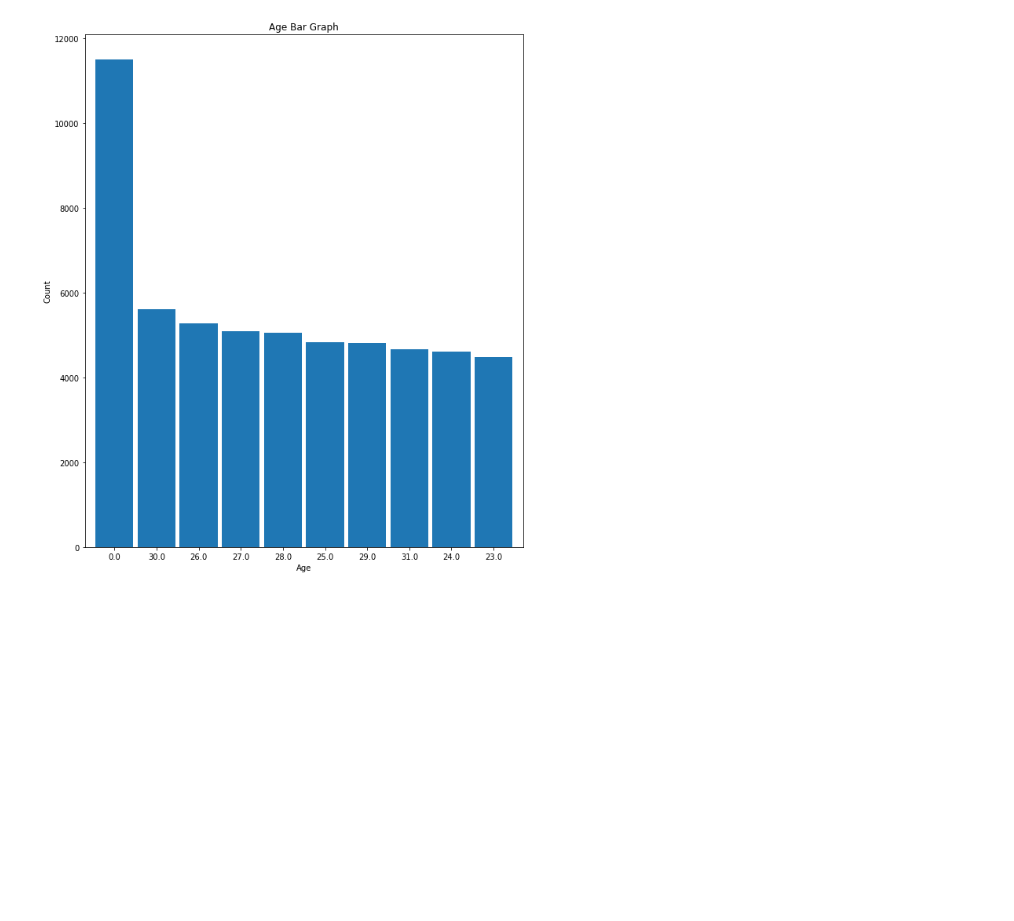
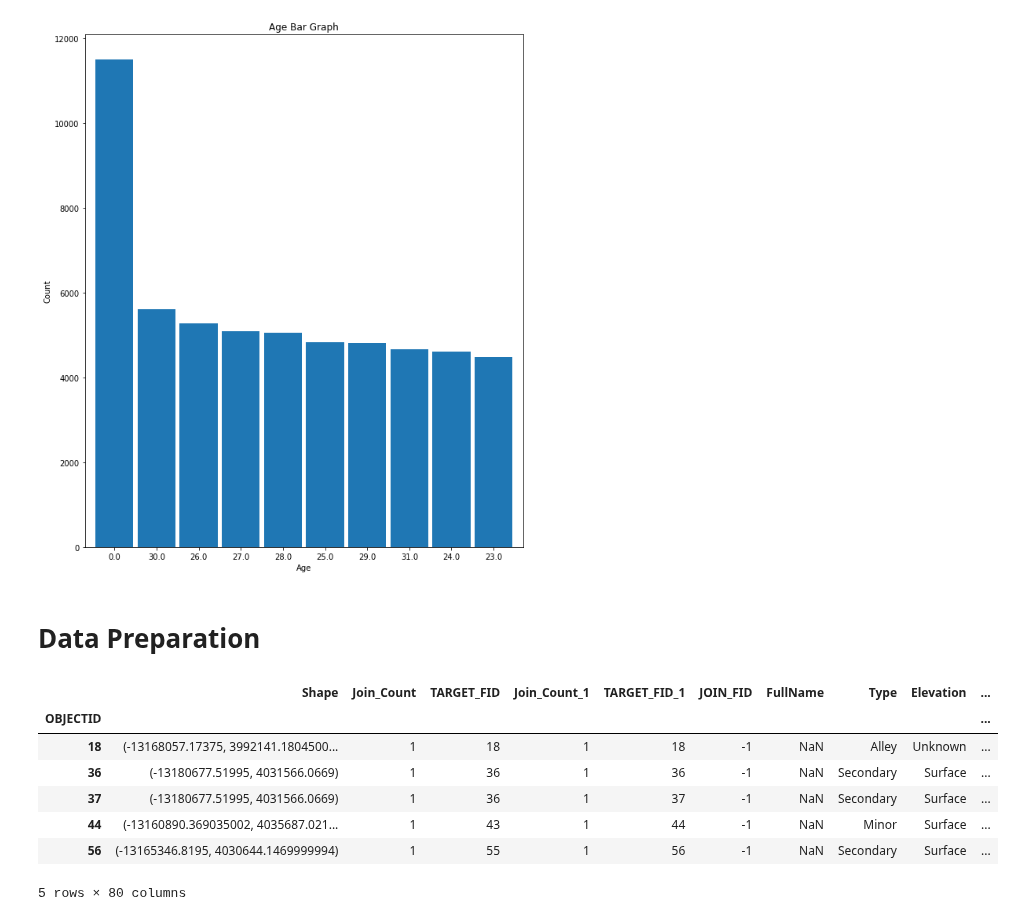
Before and after one commit to MSADS-Capstone/navigating_crime, a Jupyter notebook: Code Library/Main_Notebook.ipynb, the cells around one changed output. Drawn from its saved outputs; the diff is of its cells as text; code cells hidden in the pictures; blank space fills up the shorter version.

```diff
--- a/Code Library/Main_Notebook.ipynb
+++ b/Code Library/Main_Notebook.ipynb
@@ -450,3 +447,18 @@ bar_plot(10, 12, df, False, 'bar', 'Age Bar Graph', 0, 'Age', 'Count',
 plt.savefig(eda_image_path + '/age_bargraph.png', bbox_inches = 'tight')
 # %% [output]
 [figure]
+# %% [markdown]
+# Data Preparation
+# %%
+# read in the csv file to a dataframe using pandas
+df = pd.read_csv(data_file, low_memory=False).set_index('OBJECTID')
+df.head()
+# %% [output]
+|  | Shape | Join_Count | TARGET_FID | Join_Count_1 | TARGET_FID_1 | JOIN_FID | FullName | Type | Elevation | ... |
+| OBJECTID |  |  |  |  |  |  |  |  |  | ... |
+| 18 | (-13168057.17375, 3992141.1804500... | 1 | 18 | 1 | 18 | -1 | NaN | Alley | Unknown | ... |
+| 36 | (-13180677.51995, 4031566.0669) | 1 | 36 | 1 | 36 | -1 | NaN | Secondary | Surface | ... |
+| 37 | (-13180677.51995, 4031566.0669) | 1 | 36 | 1 | 37 | -1 | NaN | Secondary | Surface | ... |
+| 44 | (-13160890.369035002, 4035687.021... | 1 | 43 | 1 | 44 | -1 | NaN | Minor | Surface | ... |
+| 56 | (-13165346.8195, 4030644.1469999994) | 1 | 55 | 1 | 56 | -1 | NaN | Secondary | Surface | ... |
+5 rows × 80 columns
```
Also changed, not shown: parts of 30 cells of this notebook, 1 other file.
